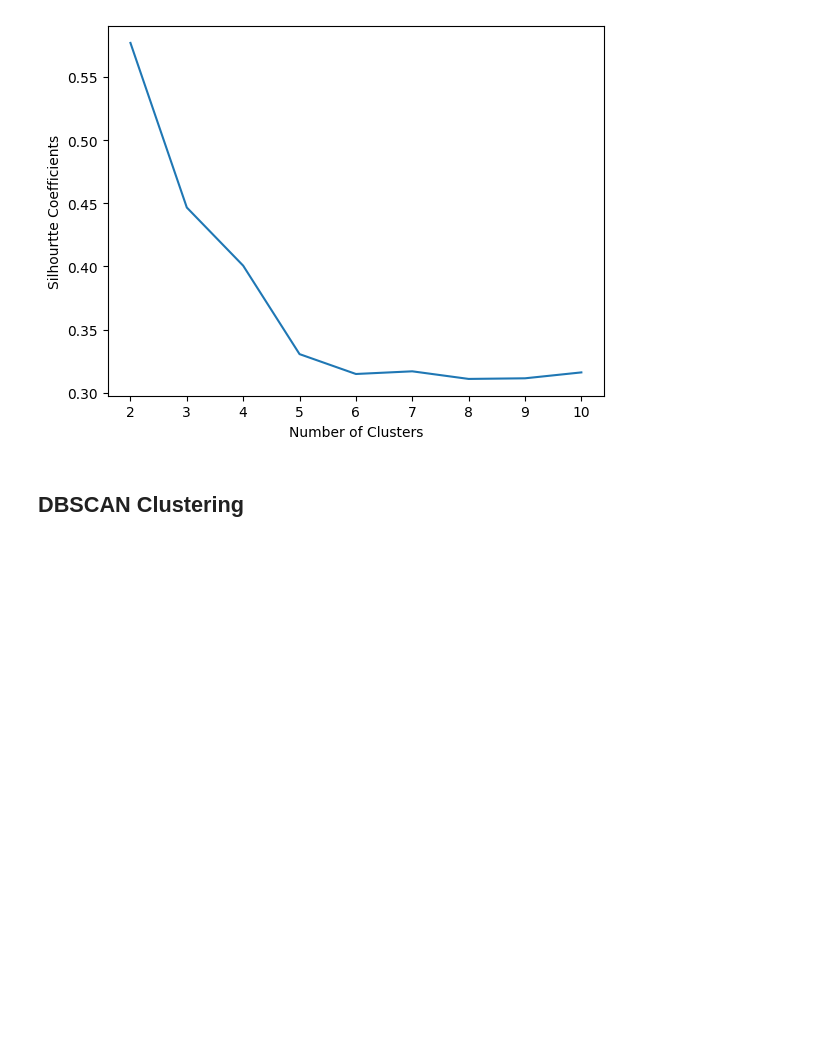
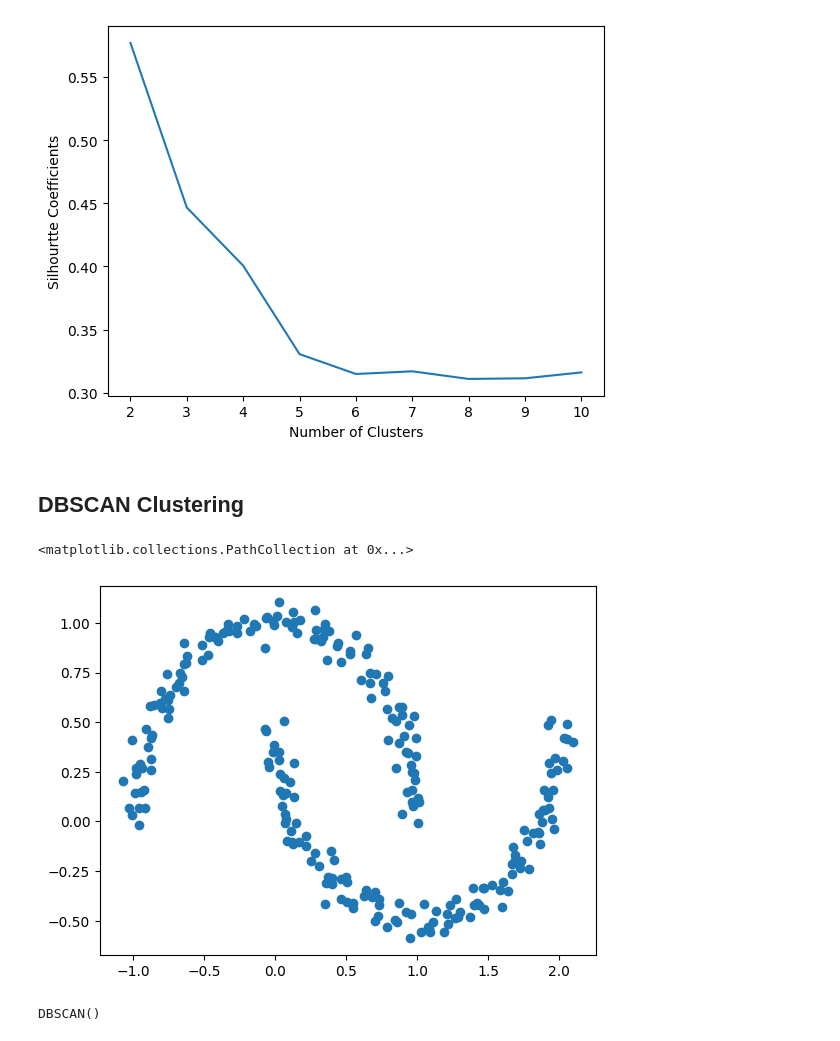
Before and after one commit to Jayesh-Ah/ME228-DS-ML, a Jupyter notebook: clustering.ipynb, the cells around one changed output. Drawn from its saved outputs; the diff is of its cells as text; code cells hidden in the pictures; blank space fills up the shorter version.

```diff
--- a/clustering.ipynb
+++ b/clustering.ipynb
@@ -279,0 +280,7 @@ plt.show()
+# %%
+X, y = make_moons(n_samples=250, noise=0.05)
+# %%
+plt.scatter(X[:,0], X[:,1])
+# %% [output]
+<matplotlib.collections.PathCollection at 0x...>
+[figure, added]
@@ -279,0 +294,4 @@ plt.show()
+# %%
+dbscan.fit(X_scaled)
+# %% [output]
+DBSCAN()
```
Also changed, not shown: parts of 15 cells of this notebook.
